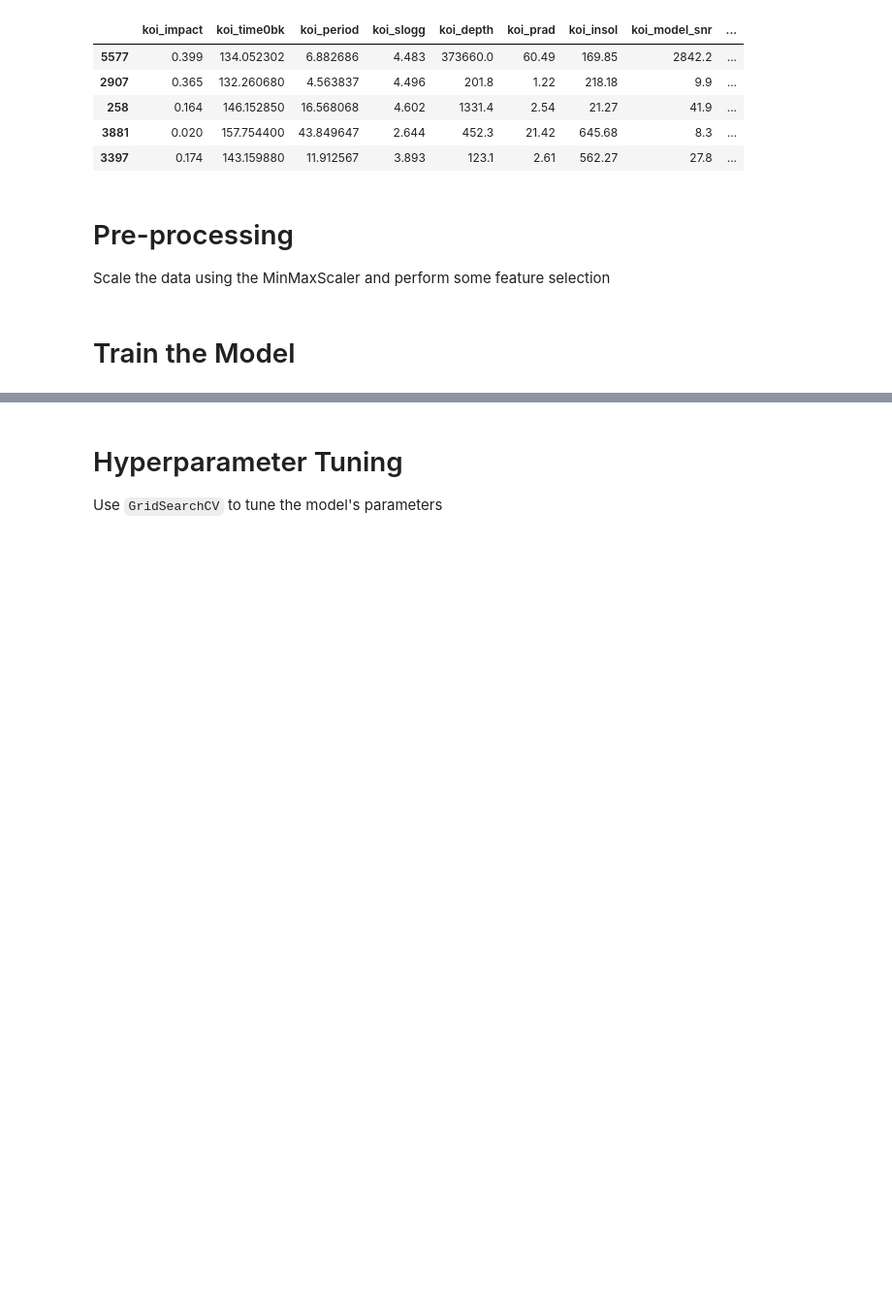
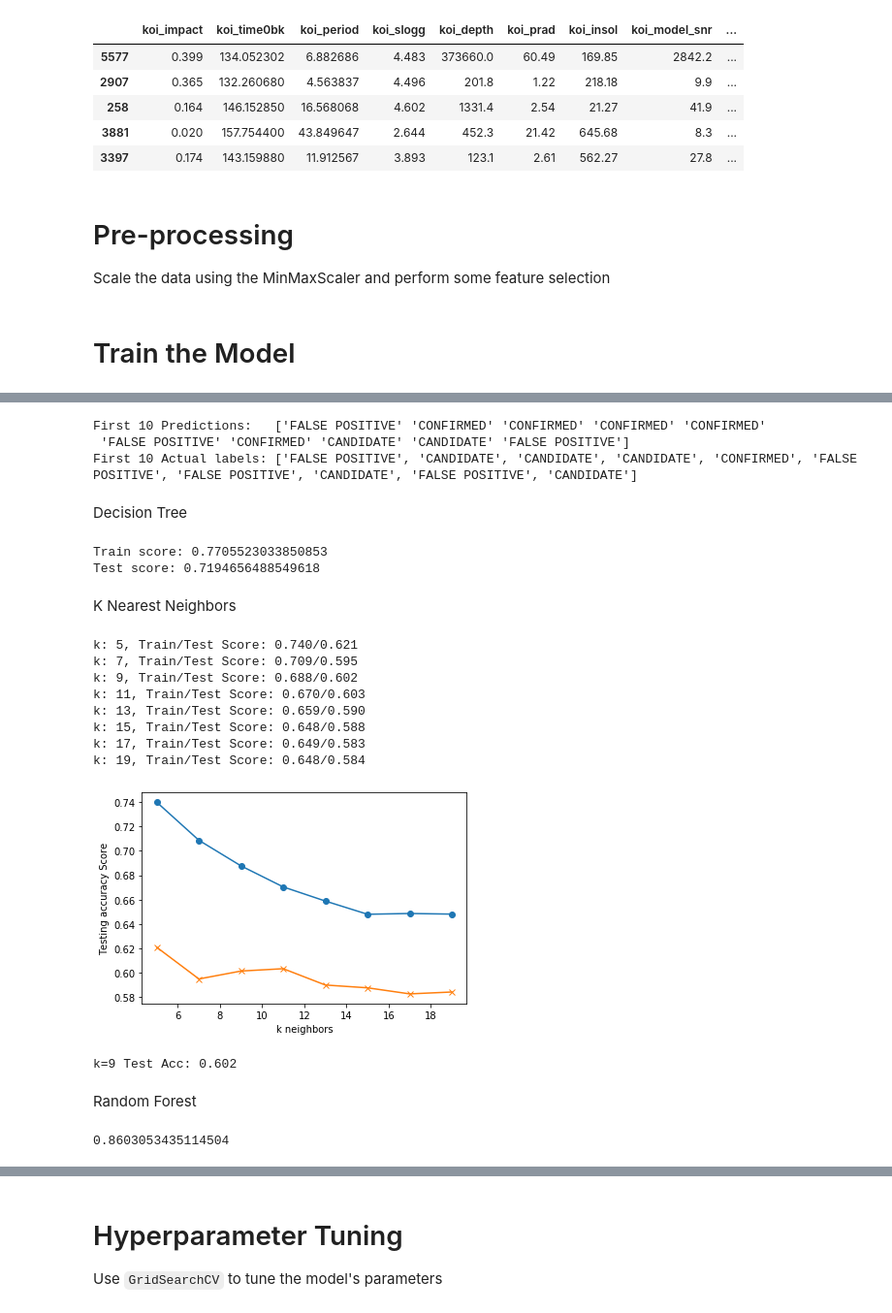
Before and after one commit to digbalajobi/machine-learning-challenge, a Jupyter notebook: starter_code/model_1.ipynb, the cells around one changed output, grey strips where cells are left out. Shown at 97% size. Drawn from its saved outputs; the diff is of its cells as text; code cells hidden in the pictures; blank space fills up the shorter version.

```diff
--- a/starter_code/model_1.ipynb
+++ b/starter_code/model_1.ipynb
@@ -108,3 +111,7 @@ X_train_scaled = X_scaler.transform(X_train)
 X_test_scaled = X_scaler.transform(X_test)
 # %% [markdown]
 # Train the Model
+# %%
+from sklearn.linear_model import LogisticRegression
+classifier = LogisticRegression()
+classifier
@@ -110,0 +124,2 @@ X_test_scaled = X_scaler.transform(X_test)
+# %%
+classifier.fit(X_train,y_train)
@@ -115,0 +145,9 @@ NameError: name 'model2' is not defined
+# %%
+predictions = classifier.predict(X_test)
+
+print(f"First 10 Predictions:   {predictions[:10]}")
+print(f"First 10 Actual labels: {y_test[:10].tolist()}")
+# %% [output]
+First 10 Predictions:   ['FALSE POSITIVE' 'CONFIRMED' 'CONFIRMED' 'CONFIRMED' 'CONFIRMED'
+ 'FALSE POSITIVE' 'CONFIRMED' 'CANDIDATE' 'CANDIDATE' 'FALSE POSITIVE']
+First 10 Actual labels: ['FALSE POSITIVE', 'CANDIDATE', 'CANDIDATE', 'CANDIDATE', 'CONFIRMED', 'FALSE POSITIVE', 'FALSE POSITIVE', 'CANDIDATE', 'FALSE POSITIVE', 'CANDIDATE']
@@ -115,0 +156,60 @@ NameError: name 'model2' is not defined
+# %% [markdown]
+Decision Tree
+# %%
+from sklearn import tree
+
+clf = tree.DecisionTreeClassifier(max_depth=8)
+clf = clf.fit(X_train_scaled, y_train)
+print('Train score: {}'.format(clf.score(X_train_scaled, y_train)))
+print('Test score: {}'.format(clf.score(X_test_scaled, y_test)))
+# %% [output]
+Train score: 0.7705523033850853
+Test score: 0.7194656488549618
+# %% [markdown]
+K Nearest Neighbors
+# %%
+from sklearn.neighbors import KNeighborsClassifier
+
+train_scores = []
+test_scores = []
+for k in range(1, 20, 2):
+    knn = KNeighborsClassifier(n_neighbors=k)
+    knn.fit(X_train_scaled, y_train)
+    train_score = knn.score(X_train_scaled, y_train)
+    test_score = knn.score(X_test_scaled, y_test)
+    train_scores.append(train_score)
+    test_scores.append(test_score)
+    print(f"k: {k}, Train/Test Score: {train_score:.3f}/{test_score:.3f}")
+
+
+plt.plot(range(1, 20, 2), train_scores, marker='o')
+plt.plot(range(1, 20, 2), test_scores, marker="x")
+plt.xlabel("k neighbors")
+plt.ylabel("Testing accuracy Score")
+plt.show()
+# %% [output]
+k: 5, Train/Test Score: 0.740/0.621
+k: 7, Train/Test Score: 0.709/0.595
+k: 9, Train/Test Score: 0.688/0.602
+k: 11, Train/Test Score: 0.670/0.603
+k: 13, Train/Test Score: 0.659/0.590
+k: 15, Train/Test Score: 0.648/0.588
+k: 17, Train/Test Score: 0.649/0.583
+k: 19, Train/Test Score: 0.648/0.584
+[figure, added]
+# %%
+knn = KNeighborsClassifier(n_neighbors=9)
+knn.fit(X_train_scaled, y_train)
+print('k=9 Test Acc: %.3f' % knn.score(X_test_scaled, y_test))
+# %% [output]
+k=9 Test Acc: 0.602
+# %% [markdown]
+Random Forest
+# %%
+from sklearn.ensemble import RandomForestClassifier
+
+rf = RandomForestClassifier(n_estimators=45)
+rf = rf.fit(X_train_scaled, y_train)
+rf.score(X_test_scaled, y_test)
+# %% [output]
+0.8603053435114504
```
Also changed, not shown: parts of 14 cells of this notebook.
